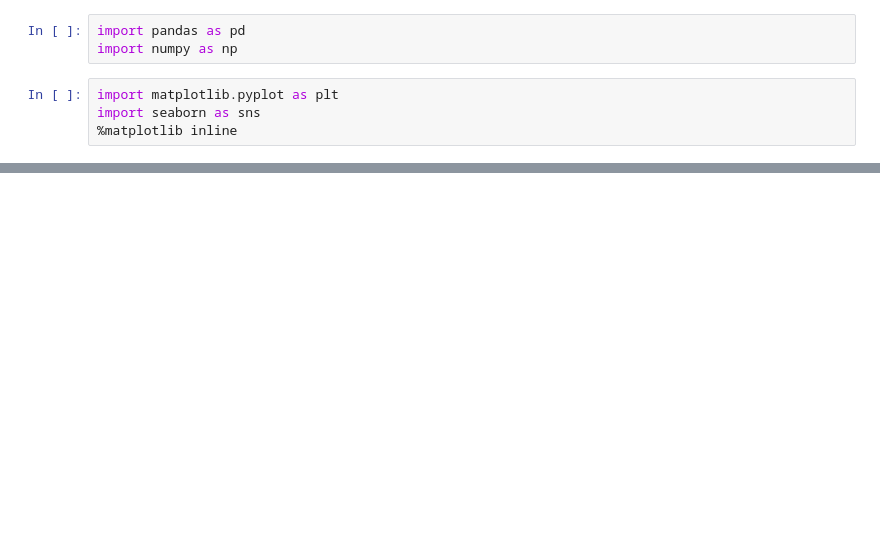
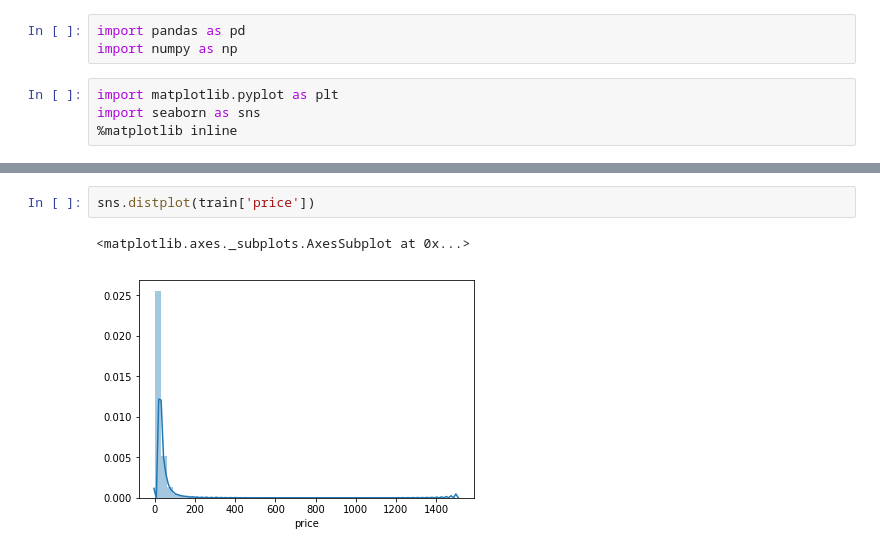
Before and after one commit to M-Younus/Mercari-Price-Suggestion-Challenge, a Jupyter notebook: main.ipynb, the cells around one changed output, grey strips where cells are left out. Drawn from its saved outputs; the diff is of its cells as text; blank space fills up the shorter version.

```diff
--- a/main.ipynb
+++ b/main.ipynb
@@ -32,0 +90,5 @@ memory usage: 90.5+ MB
+# %%
+sns.distplot(train['price'])
+# %% [output]
+<matplotlib.axes._subplots.AxesSubplot at 0x...>
+[figure, added]
```
Also changed, not shown: parts of 13 cells of this notebook.
